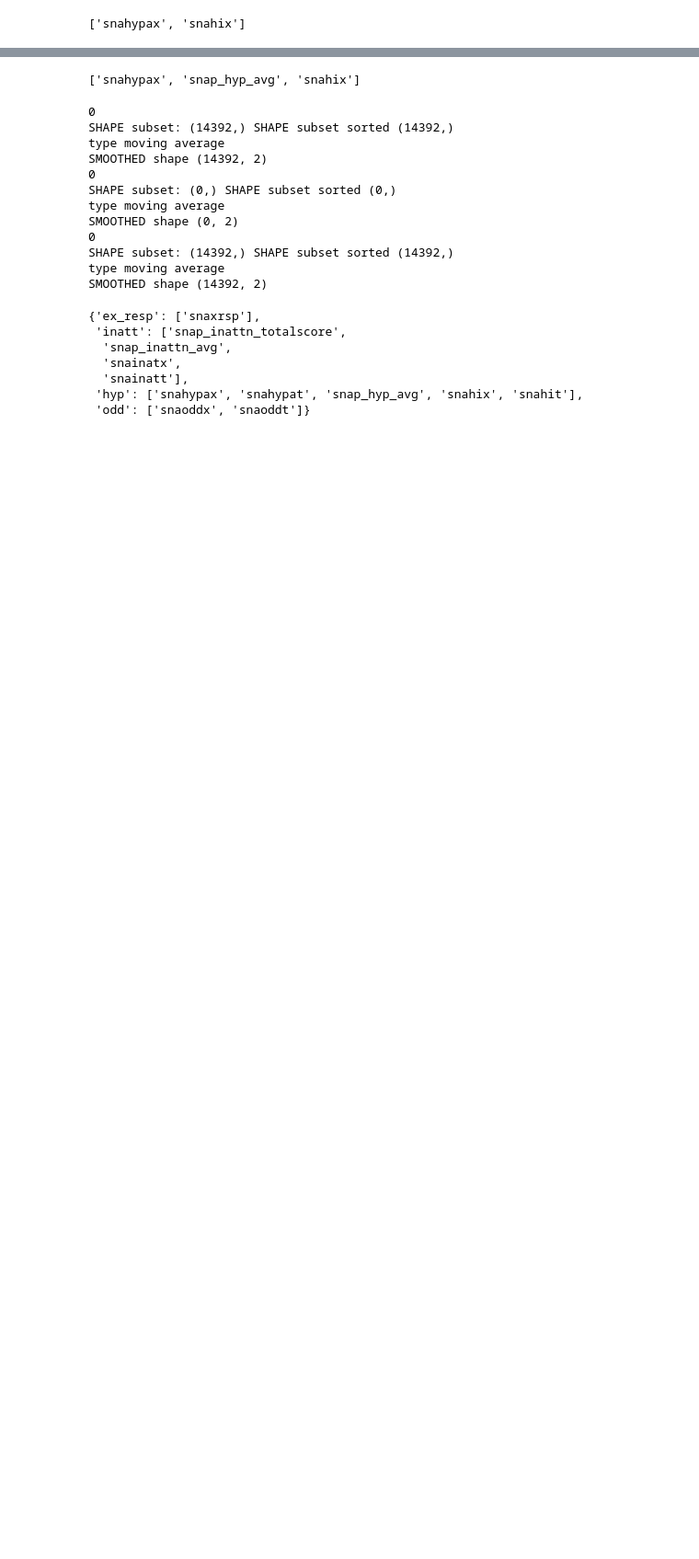
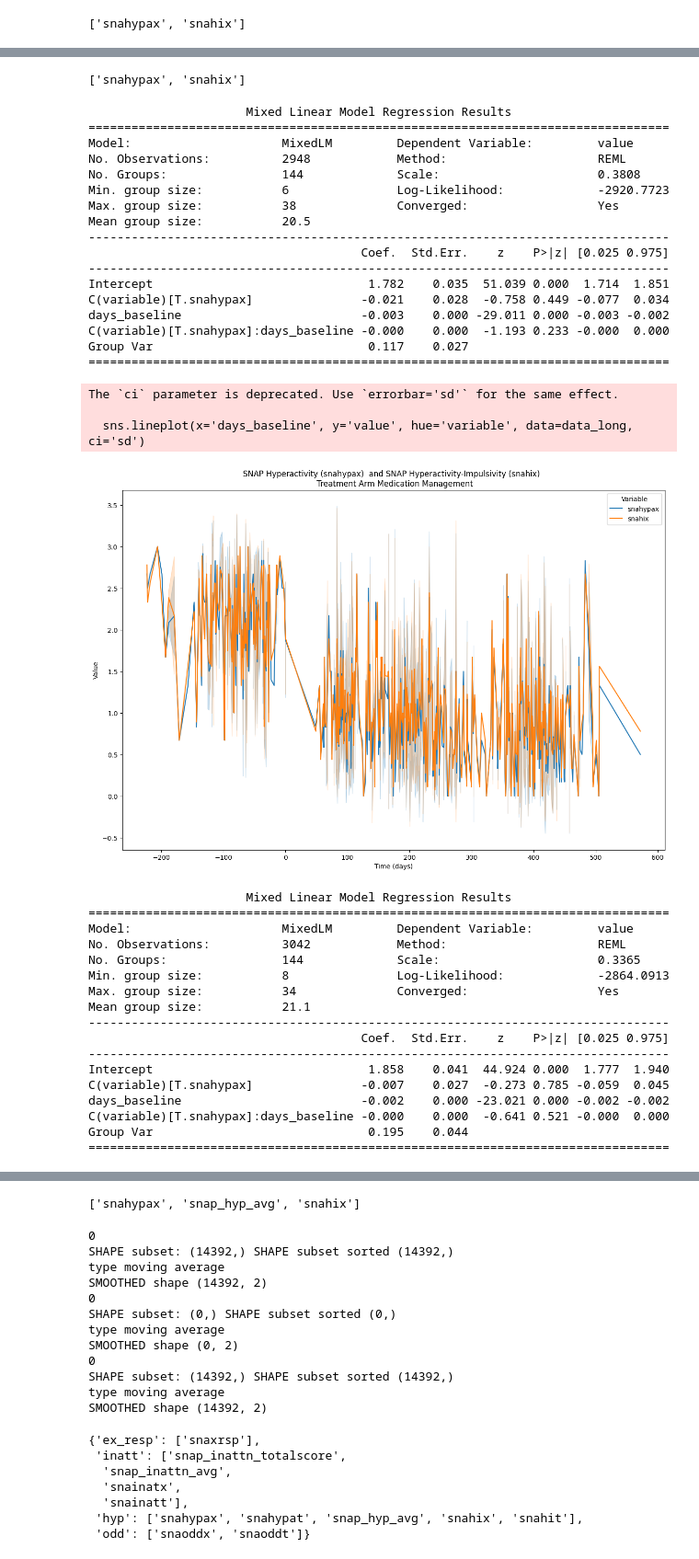
Before and after one commit to ALINA991/ADHD_fMRI, a Jupyter notebook: MTA/plot_outcome_options.ipynb, the cells around one changed output, grey strips where cells are left out. Shown at 92% size. Drawn from its saved outputs; the diff is of its cells as text; code cells hidden in the pictures; blank space fills up the shorter version.

```diff
--- a/MTA/plot_outcome_options.ipynb
+++ b/MTA/plot_outcome_options.ipynb
@@ -264,0 +371,51 @@ The `ci` parameter is deprecated. Use `errorbar='sd'` for the same effect.
+# %%
+data = data_dict['snap']
+var = 'hyp_x'
+varss = snap_vars_dict[var]
+varss
+# %% [output]
+['snahypax', 'snahix']
+# %%
+
+for trtname in trt_names_:
+
+    compare_vars(data, varss, plot= True, trt_name= trtname, days_baseline= 600, outcomes_dict_fig= outcomes_dict_fig, save_path=save_path)
+# %% [output]
+                      Mixed Linear Model Regression Results
+=================================================================================
+Model:                     MixedLM         Dependent Variable:         value
+No. Observations:          2948            Method:                     REML
+No. Groups:                144             Scale:                      0.3808
+Min. group size:           6               Log-Likelihood:             -2920.7723
+Max. group size:           38              Converged:                  Yes
+Mean group size:           20.5
+---------------------------------------------------------------------------------
+                                      Coef.  Std.Err.    z    P>|z| [0.025 0.975]
+---------------------------------------------------------------------------------
+Intercept                              1.782    0.035  51.039 0.000  1.714  1.851
+C(variable)[T.snahypax]               -0.021    0.028  -0.758 0.449 -0.077  0.034
+days_baseline                         -0.003    0.000 -29.011 0.000 -0.003 -0.002
+C(variable)[T.snahypax]:days_baseline -0.000    0.000  -1.193 0.233 -0.000  0.000
+Group Var                              0.117    0.027
+=================================================================================
+The `ci` parameter is deprecated. Use `errorbar='sd'` for the same effect.
+
+  sns.lineplot(x='days_baseline', y='value', hue='variable', data=data_long, ci='sd')
+[figure, added]
+                      Mixed Linear Model Regression Results
+=================================================================================
+Model:                     MixedLM         Dependent Variable:         value
+No. Observations:          3042            Method:                     REML
+No. Groups:                144             Scale:                      0.3365
+Min. group size:           8               Log-Likelihood:             -2864.0913
+Max. group size:           34              Converged:                  Yes
+Mean group size:           21.1
+---------------------------------------------------------------------------------
+                                      Coef.  Std.Err.    z    P>|z| [0.025 0.975]
+---------------------------------------------------------------------------------
+Intercept                              1.858    0.041  44.924 0.000  1.777  1.940
+C(variable)[T.snahypax]               -0.007    0.027  -0.273 0.785 -0.059  0.045
+days_baseline                         -0.002    0.000 -23.021 0.000 -0.002 -0.002
+C(variable)[T.snahypax]:days_baseline -0.000    0.000  -0.641 0.521 -0.000  0.000
+Group Var                              0.195    0.044
+=================================================================================
```
Also changed, not shown: parts of 35 cells of this notebook, 12 other files.
